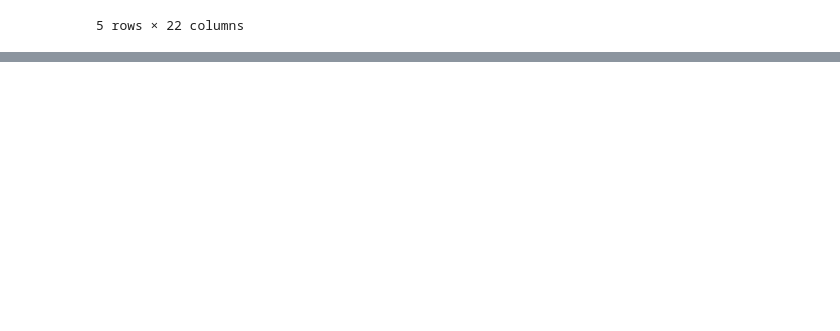
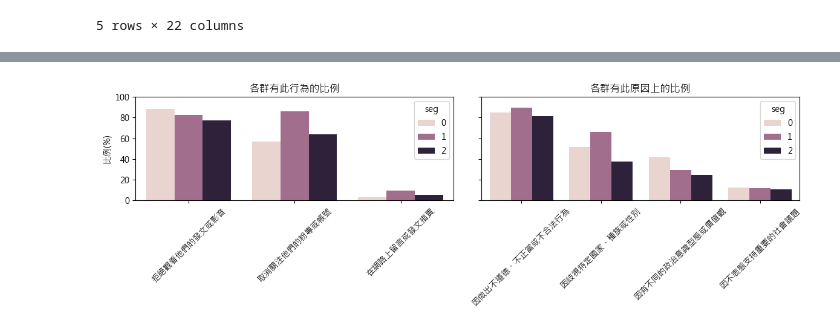
Before and after one commit to JackHuang0125/WHAT_I_DID, a Jupyter notebook: 0 2025資料科學漫步/1_資料科學漫步.ipynb, the cells around one changed output, grey strips where cells are left out. Cells and saved outputs as stored; diff of their text form; code cells hidden in the pictures; blank space fills up the shorter version.

```diff
--- a/0 2025資料科學漫步/1_資料科學漫步.ipynb
+++ b/0 2025資料科學漫步/1_資料科學漫步.ipynb
@@ -1320,3 +1334,30 @@ for col in cat_cols:
 [figure]
 [figure]
 [figure]
+# %%
+fig, axes = plt.subplots(1, 2, figsize=(12, 4), sharey=True)
+
+# 左圖：行為
+sns.barplot(data=acts, x="行為項目", y="比例(%)", hue="seg",
+            order=order_acts, ax=axes[0])
+axes[0].set_title("各群有此行為的比例")
+axes[0].set_ylabel("比例(%)")
+axes[0].set_ylim(0, 100)
+axes[0].set_xlabel("")
+axes[0].tick_params(axis="x", rotation=45)
+axes[0].legend(title="seg", loc="upper right")
+
+# 右圖：原因
+sns.barplot(data=reasons, x="行為項目", y="比例(%)", hue="seg",
+            order=order_reasons, ax=axes[1])
+axes[1].set_title("各群有此原因上的比例")
+axes[1].set_xlabel("")
+axes[1].set_ylabel("")
+axes[1].set_ylim(0, 100)
+axes[1].tick_params(axis="x", rotation=45)
+axes[1].legend(title="seg", loc="upper right")
+
+plt.tight_layout()
+plt.show()
+# %% [output]
+[figure, added]
```
Also changed, not shown: parts of 11 cells of this notebook.
